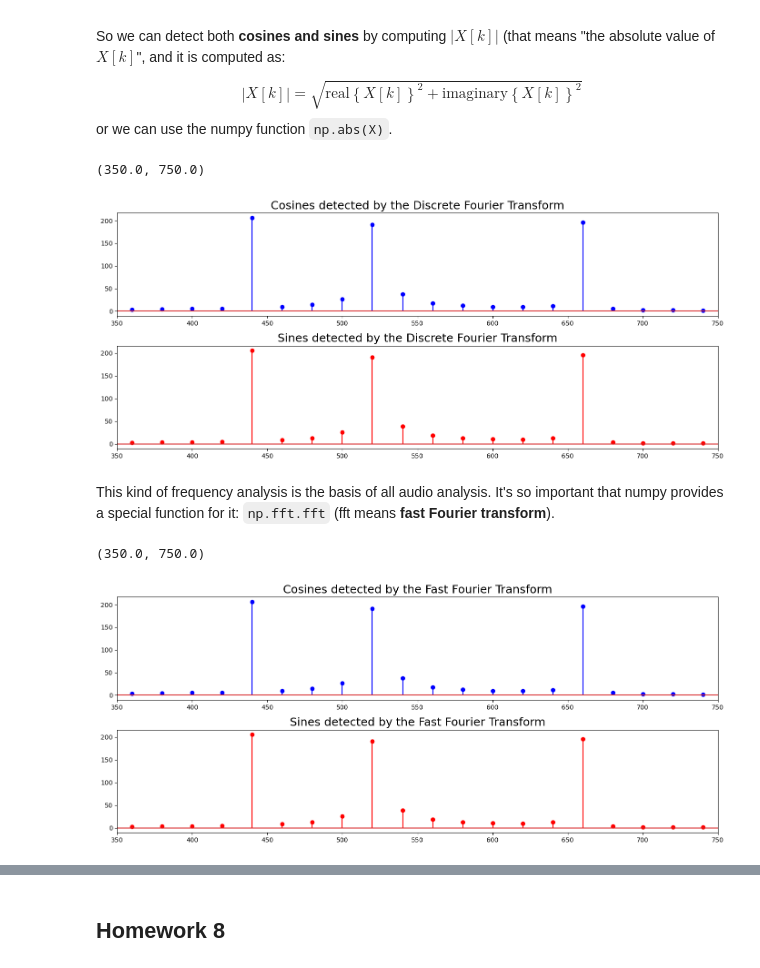
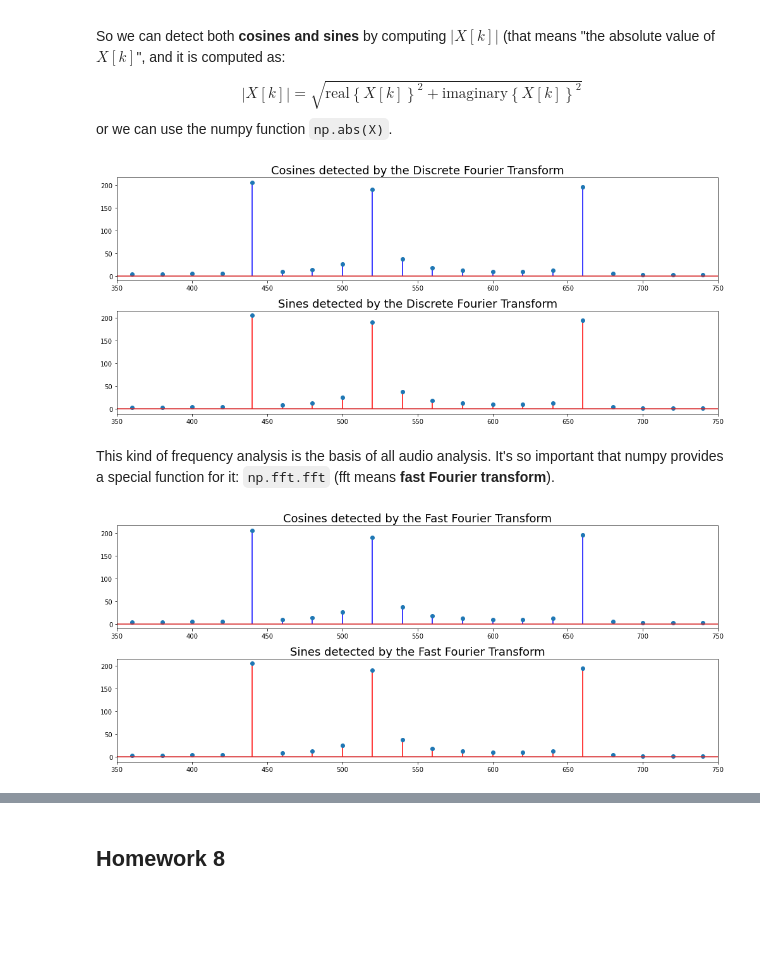
Before and after one commit to st162216/intro_speech_understanding, a Jupyter notebook: 2023_fall/lec08/lec08_notebook.ipynb, the cells around one changed output, grey strips where cells are left out. Cells and saved outputs as stored; diff of their text form; code cells hidden in the pictures; blank space fills up the shorter version.

```diff
--- a/2023_fall/lec08/lec08_notebook.ipynb
+++ b/2023_fall/lec08/lec08_notebook.ipynb
@@ -353,50 +359,53 @@ or we can use the numpy function `np.abs(X)`.
 # %%
 j = 0+1j  ### This is how you write the imaginary number "j" in numpy
 
 N = 400
 W = np.zeros((N,N), dtype='complex')   # We have to specify that W is complex, too!!
 for k in range(N):
     for n in range(N):
         W[k,n] = np.cos(2*np.pi*k*n/N) - j*np.sin(2*np.pi*k*n/N)   ##### cosine - j * sine
 
-X_cosines = np.matmul(W,minor_chord[:N])
-X_sines = np.matmul(W,sine_minor_chord[:N])
+X_cosines = np.matmul(W, minor_chord[:N])
+X_sines = np.matmul(W, sine_minor_chord[:N])
 
 k = np.arange(N)
 f = (k/N)*Fs
 
-fig=plt.figure(figsize=(14,6), layout='tight')
-subfig=fig.subplots(2,1)
-subfig[0].stem(f,np.abs(X_cosines),'b')  ## notice: np.abs takes absolute value
-subfig[0].set_title('Cosines detected by the Discrete Fourier Transform',fontsize=18)
+fig = plt.figure(figsize=(14,6))
+subfig = fig.subplots(2,1)
+subfig[0].stem(f, np.abs(X_cosines), 'b')  ## notice: np.abs takes absolute value
+subfig[0].set_title('Cosines detected by the Discrete Fourier Transform', fontsize=18)
 subfig[0].set_xlim(350,750)
-subfig[1].stem(f,np.abs(X_sines),'r')   ## notice: np.abs takes absolute value
-subfig[1].set_title('Sines detected by the Discrete Fourier Transform',fontsize=18)
+subfig[1].stem(f, np.abs(X_sines), 'r')   ## notice: np.abs takes absolute value
+subfig[1].set_title('Sines detected by the Discrete Fourier Transform', fontsize=18)
 subfig[1].set_xlim(350,750)
+
+plt.tight_layout()  # Correct parameter for adjusting layout
+plt.show()
 # %% [output]
-(350.0, 750.0)
-[figure, old version]
+[figure, new version]
 # %% [markdown]
 This kind of frequency analysis is the basis of all audio analysis.  It's so important that numpy provides a special function for it: `np.fft.fft` (fft means **fast Fourier transform**).
 # %%
-
 X_cosines = np.fft.fft(minor_chord[:N])
 X_sines = np.fft.fft(sine_minor_chord[:N])
 
 k = np.arange(N)
 f = (k/N)*Fs
 
-fig=plt.figure(figsize=(14,6), layout='tight')
-subfig=fig.subplots(2,1)
-subfig[0].stem(f,np.abs(X_cosines),'b')  ## notice: np.abs takes absolute value
-subfig[0].set_title('Cosines detected by the Fast Fourier Transform',fontsize=18)
+fig = plt.figure(figsize=(14,6))
+subfig = fig.subplots(2,1)
+subfig[0].stem(f, np.abs(X_cosines), 'b')  ## notice: np.abs takes absolute value
+subfig[0].set_title('Cosines detected by the Fast Fourier Transform', fontsize=18)
 subfig[0].set_xlim(350,750)
-subfig[1].stem(f,np.abs(X_sines),'r')   ## notice: np.abs takes absolute value
-subfig[1].set_title('Sines detected by the Fast Fourier Transform',fontsize=18)
+subfig[1].stem(f, np.abs(X_sines), 'r')   ## notice: np.abs takes absolute value
+subfig[1].set_title('Sines detected by the Fast Fourier Transform', fontsize=18)
 subfig[1].set_xlim(350,750)
+
+plt.tight_layout()  # Correct parameter for adjusting layout
+plt.show()
 # %% [output]
-(350.0, 750.0)
-[figure, old version]
+[figure, new version]
 # %% [markdown]
 <a id="homework"></a>
 # %% [markdown]
```
Also changed, not shown: parts of 9 cells of this notebook.
